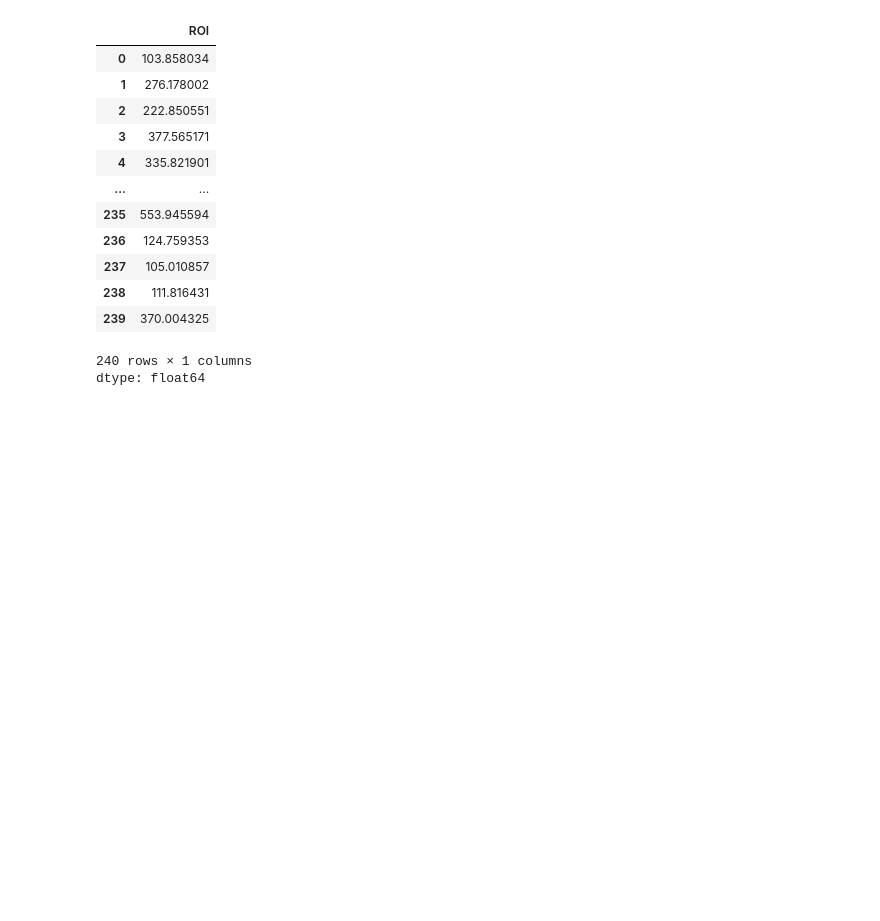
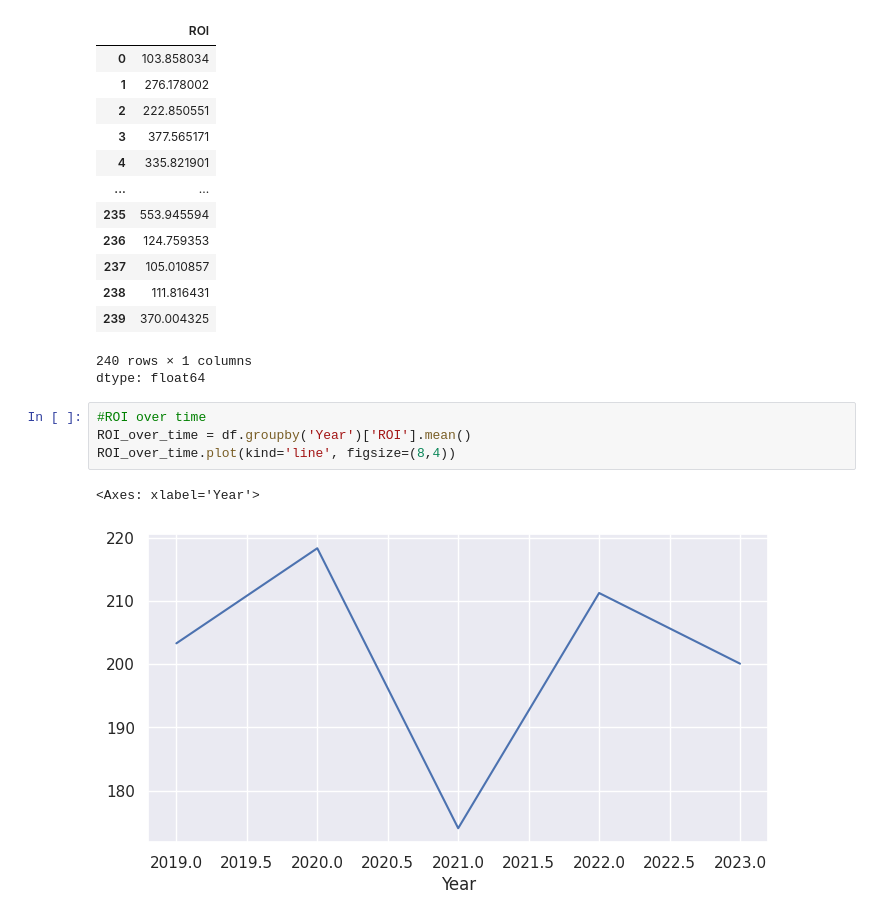
Before and after one commit to coumbacoulibaly/Revenue-Growth-and-Margin-Analysis, a Jupyter notebook: Revenue_Growth_and_Margin_Analysis_for_a_Startup.ipynb, the cells around one changed output. Saved outputs shown, nothing was run; the diff lists cells and outputs as text; blank space fills up the shorter version.

```diff
--- a/Revenue_Growth_and_Margin_Analysis_for_a_Startup.ipynb
+++ b/Revenue_Growth_and_Margin_Analysis_for_a_Startup.ipynb
@@ -319,3 +385,10 @@ df['ROI']
 | 239 | 370.004325 |
 240 rows × 1 columns
 dtype: float64
+# %%
+#ROI over time
+ROI_over_time = df.groupby('Year')['ROI'].mean()
+ROI_over_time.plot(kind='line', figsize=(8,4))
+# %% [output]
+<Axes: xlabel='Year'>
+[figure, added]
```
Also changed, not shown: parts of 18 cells of this notebook.
